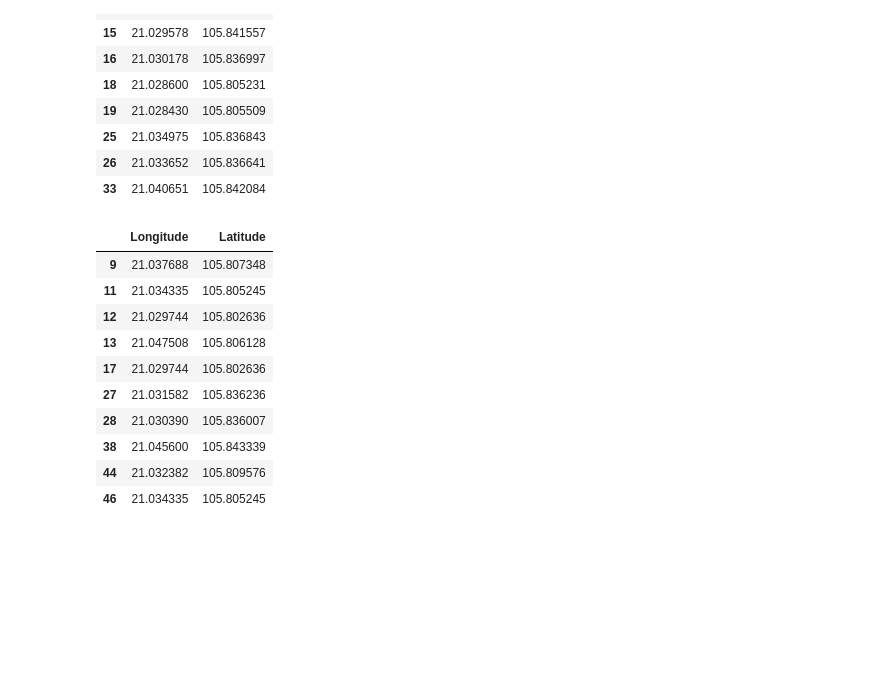
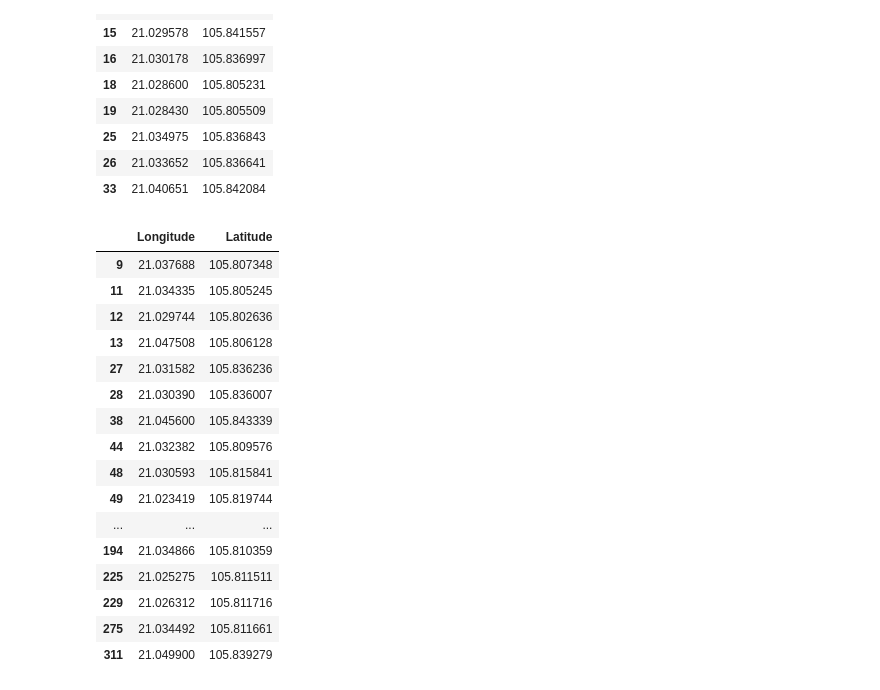
Before and after one commit to TQTien1/Street-Data, a Jupyter notebook: dbscan_test.ipynb, the cells around one changed output. Cells and saved outputs as stored; diff of their text form; code cells hidden in the pictures; blank space fills up the shorter version.

```diff
--- a/dbscan_test.ipynb
+++ b/dbscan_test.ipynb
@@ -8,8 +8,10 @@ import plotly.express as px
 import itertools as it
 # %%
 #Original dataframe
-df = pd.read_excel('Street Data_Train.xlsx')
-df
+original_df = pd.read_excel('Street Data_BaDinh.xlsx')
+#Drop duplicates
+new_df = original_df.drop_duplicates(subset=['Longitude','Latitude'])
+new_df
 # %% [output]
 |  | Index | District | Ward | Street Name 1 | Street name 2 | Street Name 3 | Street Name 4 | Longitude | ... |
 | 0 | 10101 | Ba Đình | Phúc Xá | An Xá | Nghĩa Dũng | NaN | NaN | 21.046224 | ... |
@@ -27,6 +67,6 @@ df
 # %%
 #Cordinates and Traffic Level
-TF_main = df.iloc[:,[7,8,9]]
-TF_main.head(10)
+main = new_df.iloc[:,[7,8,9]]
+main.head(10)
 # %% [output]
 |  | Longitude | Latitude | Traffic Level |
@@ -74,19 +114,25 @@ TF_2.head(10)
 | 33 | 21.040651 | 105.842084 |
 # %%
 #Cordinates for Traffic Level 3
-TF_3 = TF_main[TF_main['Traffic Level'] == 3].iloc[:,[0,1]]
-TF_3.head(10)
+TF_3 = main[main['Traffic Level'] == 3].iloc[:,[0,1]]
+TF_3
 # %% [output]
 |  | Longitude | Latitude |
 | 9 | 21.037688 | 105.807348 |
 | 11 | 21.034335 | 105.805245 |
 | 12 | 21.029744 | 105.802636 |
 | 13 | 21.047508 | 105.806128 |
-| 17 | 21.029744 | 105.802636 |
 | 27 | 21.031582 | 105.836236 |
 | 28 | 21.030390 | 105.836007 |
 | 38 | 21.045600 | 105.843339 |
 | 44 | 21.032382 | 105.809576 |
-| 46 | 21.034335 | 105.805245 |
+| 48 | 21.030593 | 105.815841 |
+| 49 | 21.023419 | 105.819744 |
+| ... | ... | ... |
+| 194 | 21.034866 | 105.810359 |
+| 225 | 21.025275 | 105.811511 |
+| 229 | 21.026312 | 105.811716 |
+| 275 | 21.034492 | 105.811661 |
+| 311 | 21.049900 | 105.839279 |
 # %%
 #DATA CLEAN
```
Also changed, not shown: parts of 33 cells of this notebook.
